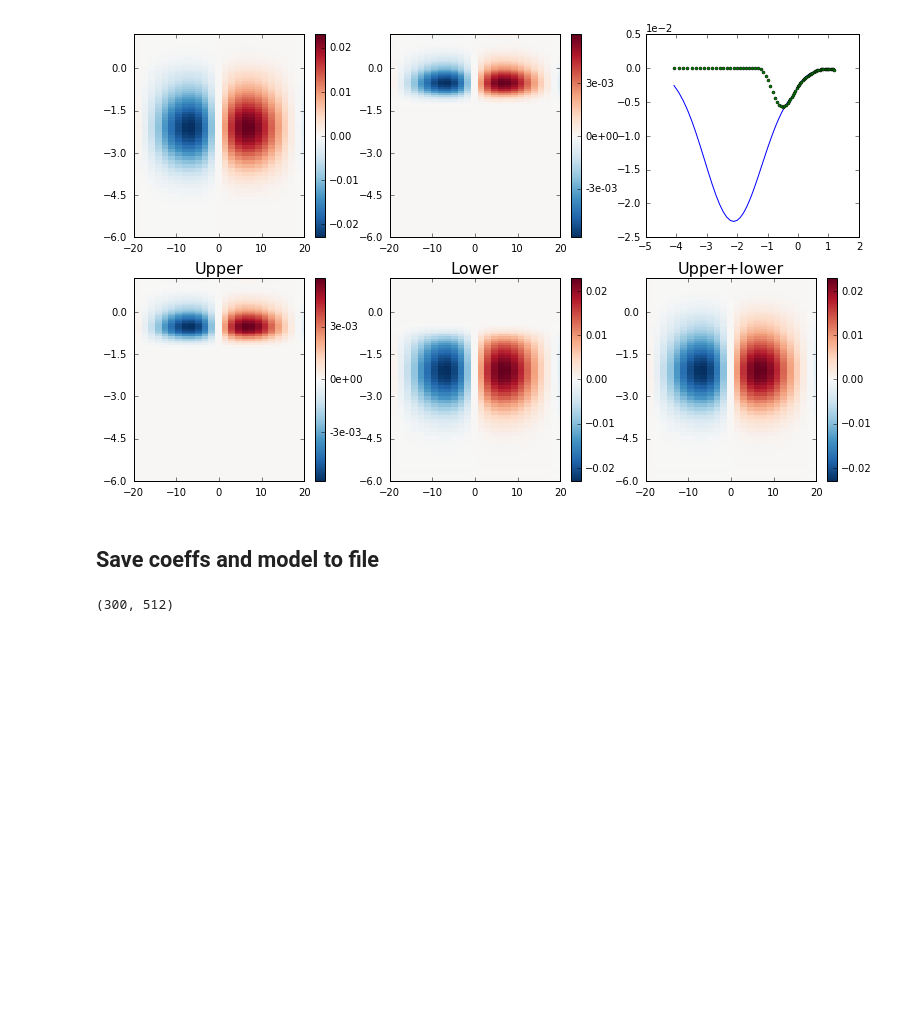
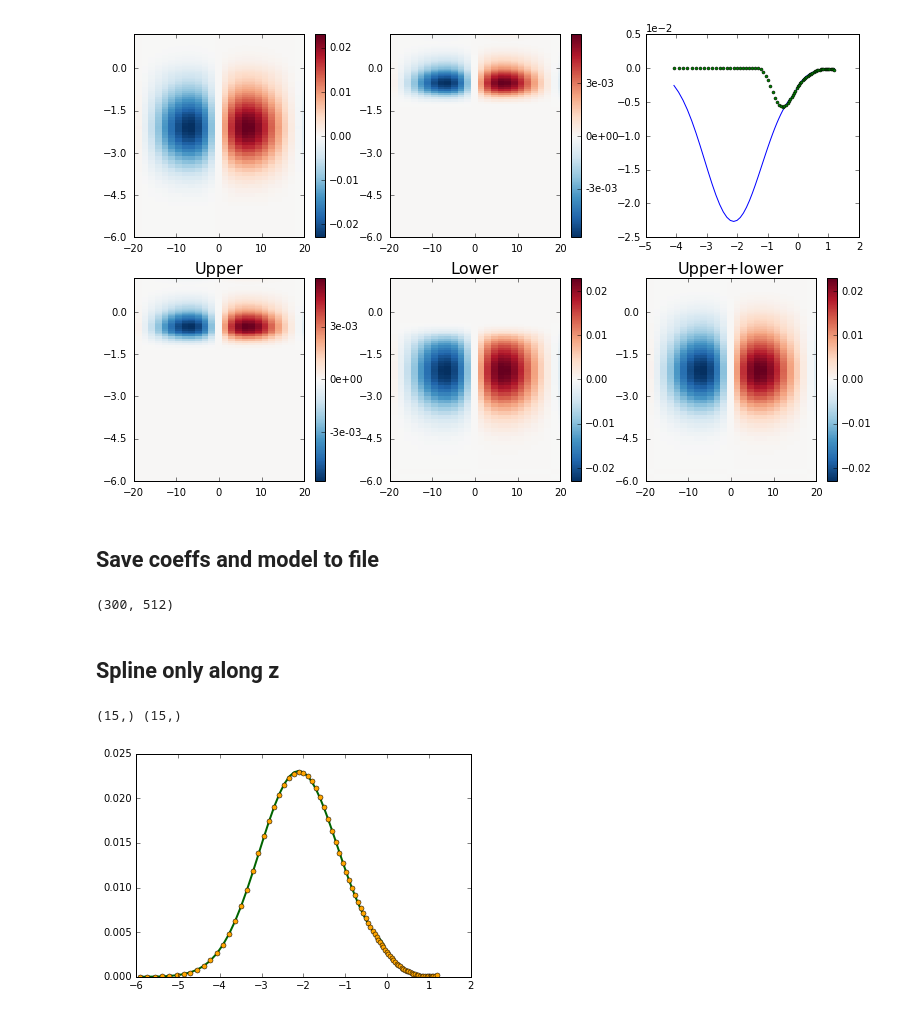
Before and after one commit to jishnub/sparc_flows, a Jupyter notebook: Supergranule_Spline.ipynb, the cells around one changed output. Saved outputs shown, nothing was run; the diff lists cells and outputs as text; code cells hidden in the pictures; blank space fills up the shorter version.

Commit message:
1D spline along z

```diff
--- a/Supergranule_Spline.ipynb
+++ b/Supergranule_Spline.ipynb
@@ -19,6 +19,8 @@ psi_true = np.squeeze(pyfits.getdata(read_params.get_true_psi_filename()))
 vx_true = np.squeeze(pyfits.getdata(read_params.get_true_vx_filename()))
 vz_true = np.squeeze(pyfits.getdata(read_params.get_true_vz_filename()))
 print
+nz_max,nx_max = np.unravel_index(psi_true.argmax(),psi_true.shape)
+print("Max psi index: z {} x {}".format(nz_max,nx_max))
 gl = plotc.gridlist(1,3)
 plotc.colorplot(psi_true,x=x,y=z,yr=[-5,None],xr=[-50,50],sp=next(gl));
 plotc.colorplot(vx_true,x=x,y=z,yr=[-5,None],xr=[-50,50],sp=next(gl));
@@ -159,3 +162,22 @@ with warnings.catch_warnings():
     np.savez(os.path.join(datadir,"true_psi_coeffs.npz"),tx=tx,tz=tz,kx=kx,kz=kz,
         c_upper=c_ref_above_surface,c_lower=c_ref_below_surface,coeff_surf_cutoff_ind=coeff_surf_cutoff_ind,
             x_cutoff = x_cutoff, z_cutoff = z_cutoff)
+# %% [markdown]
+## Spline only along z
+# %%
+z_cutoff = -6
+zspline_ind = z>z_cutoff
+zspline = z[zspline_ind]
+
+psi_spline = psi_true[zspline_ind,nx_max]
+# %%
+tz1D,cz1D,kz=interpolate.splrep(zspline.flatten(),psi_spline.flatten(),k=2,s=1e-6)
+print(tz1D.shape,cz1D.shape)
+# %% [output]
+(15,) (15,)
+# %%
+psi_spl_fit=interpolate.splev(z[zspline_ind],(tz1D,cz1D,kz));
+plt.plot(zspline,psi_spline,linewidth=2,color="darkgreen");
+plt.plot(zspline,psi_spl_fit,'o',markersize=5,color="orange");
+# %% [output]
+[figure, added]
```
Also changed, not shown: parts of 6 cells of this notebook, 8 other files.
